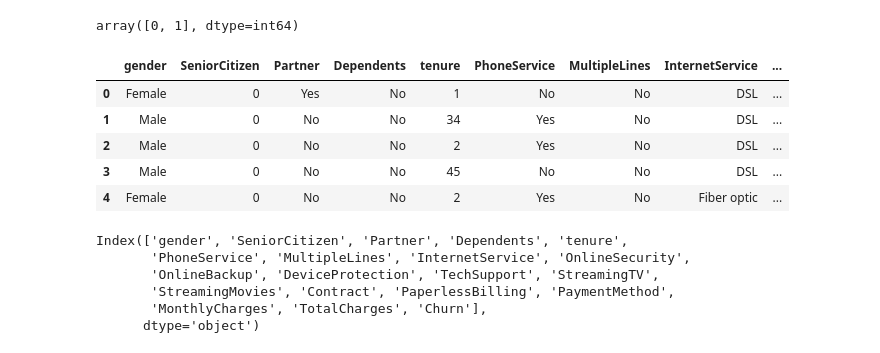
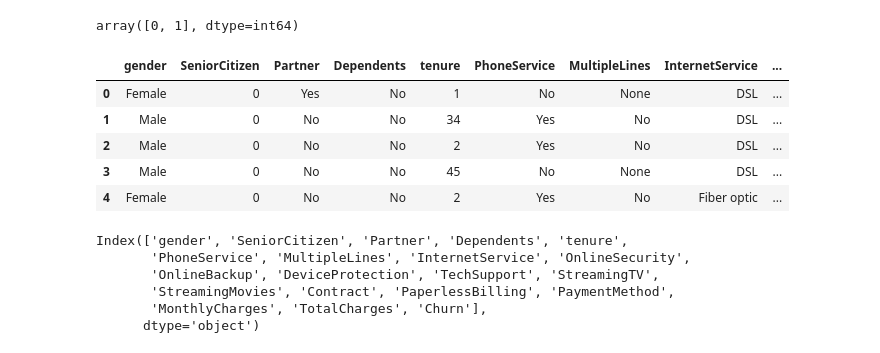
Before and after one commit to Vaniskemunto/Customer_churn-analysis, a Jupyter notebook: customer_churn.ipynb, the cells around one changed output. Saved outputs shown, nothing was run; the diff lists cells and outputs as text; code cells hidden in the pictures.

```diff
--- a/customer_churn.ipynb
+++ b/customer_churn.ipynb
@@ -421,7 +454,7 @@ Churn                 0
 dtype: int64
 # %%
 # Drop observations with null values in 'TotalCharges' column from train dataset
-train_data = Train_data.dropna(subset=['TotalCharges'])
+train_data = train_data.dropna(subset=['TotalCharges'])
 # %%
 # Drop observations with null values in 'TotalCharges' column from test dataset
 test_data = Test_data.dropna(subset=['TotalCharges'])
@@ -452,11 +485,11 @@ Column: StreamingMovies - Unique Values: ['No' 'Yes' None 'No internet service']
 # %% [markdown]
 missing values in the columns above are denoted by none
 # %%
-# Replace "None" with NaN
-Train_data.replace("None", np.nan, inplace=True)
+# Replace "None" with No
+train_data.replace("None", "No", inplace=True)
 
 # Check for missing values
-missing_values = Train_data.isnull().sum()
+missing_values = train_data.isnull().sum()
 
 # Missing values in each column
 missing_values
@@ -546,6 +547,6 @@ train_duplicates
 10
 # %%
 # dropping the duplicates
-Train_data.drop_duplicates(keep='first', inplace=True)
+train_data.drop_duplicates(keep='first', inplace=True)
 # %%
 # Confirm if the duplicates in train_df have been dropped
@@ -575,17 +576,17 @@ Train_data.head()
 | 4 | Female | 0 | No | No | 2 | Yes | No | Fiber optic | ... |
 # %%
 # Map the 'Churn' column to numerical values
-Train_data['Churn'] = Train_data['Churn'].replace({False: 0, True: 1})
-Train_data['Churn'].unique()
+train_data['Churn'] = train_data['Churn'].replace({False: 0, True: 1})
+train_data['Churn'].unique()
 # %% [output]
 array([0, 1], dtype=int64)
 # %%
-Train_data.head()
+train_data.head()
 # %% [output]
 |  | gender | SeniorCitizen | Partner | Dependents | tenure | PhoneService | MultipleLines | InternetService | ... |
-| 0 | Female | 0 | Yes | No | 1 | No | No | DSL | ... |
+| 0 | Female | 0 | Yes | No | 1 | No | None | DSL | ... |
 | 1 | Male | 0 | No | No | 34 | Yes | No | DSL | ... |
 | 2 | Male | 0 | No | No | 2 | Yes | No | DSL | ... |
-| 3 | Male | 0 | No | No | 45 | No | No | DSL | ... |
+| 3 | Male | 0 | No | No | 45 | No | None | DSL | ... |
 | 4 | Female | 0 | No | No | 2 | Yes | No | Fiber optic | ... |
 # %%
```
Also changed, not shown: parts of 39 cells of this notebook, 2 other files.
